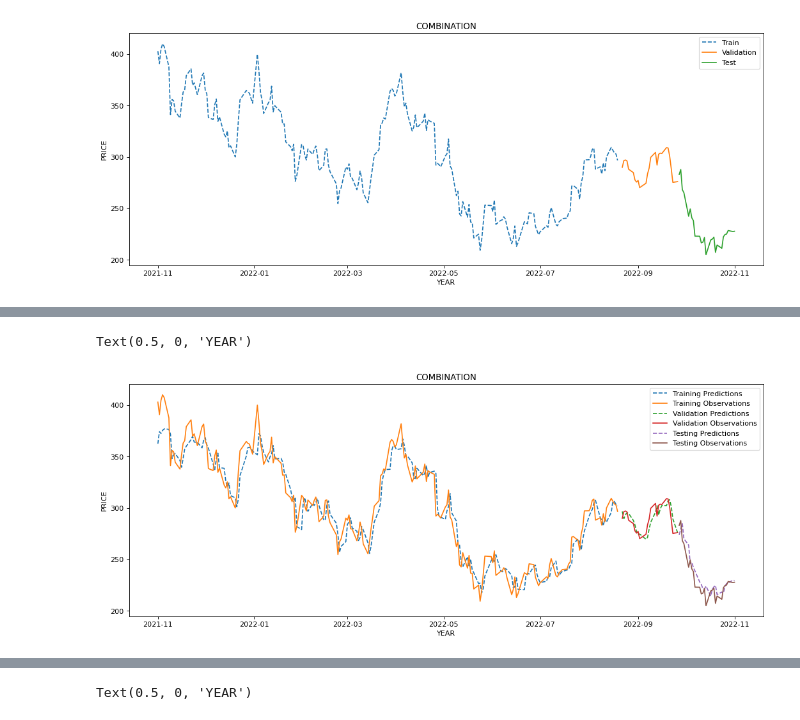
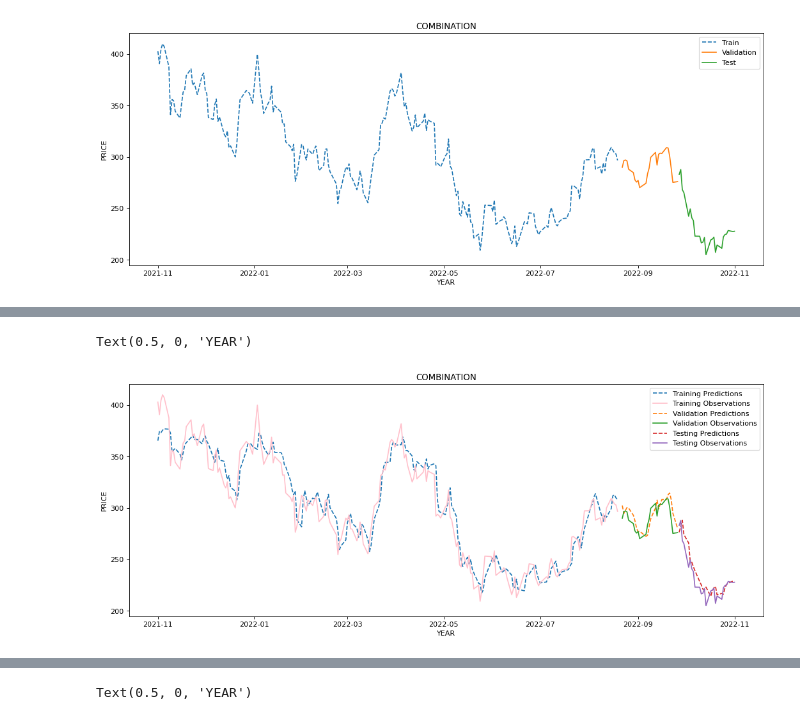
Before and after one commit to tweeann/StockPrediction, a Jupyter notebook: AI Project Price Prediction .ipynb, the cells around one changed output, grey strips where cells are left out. Drawn from its saved outputs; the diff is of its cells as text; code cells hidden in the pictures.

```diff
--- a/AI Project Price Prediction .ipynb
+++ b/AI Project Price Prediction .ipynb
@@ -331,21 +333,21 @@ Text(0.5, 0, 'YEAR')
 # %%
 '''
 The lines are extremely closed to each other
 '''
 plt.figure(figsize=(16, 6), dpi=80)
 plt.plot(dates_train, train_predictions, linestyle = 'dashed')
-plt.plot(dates_train, y_train)
+plt.plot(dates_train, y_train, color = 'pink')
 plt.plot(dates_val, val_predictions, linestyle = 'dashed')
 plt.plot(dates_val, y_val)
 plt.plot(dates_test, test_predictions, linestyle = 'dashed')
 plt.plot(dates_test, y_test)
 plt.legend(['Training Predictions', 'Training Observations', 'Validation Predictions', 'Validation Observations', 'Testing Predictions', 'Testing Observations'])
 plt.title("COMBINATION", size = '12')
 plt.ylabel("PRICE")
 plt.xlabel("YEAR")
 # %% [output]
 Text(0.5, 0, 'YEAR')
-[figure, old version]
+[figure, new version]
 # %%
 '''
 From this part, we are going to predict the future using recursive, copy the previous data using deepcopy
```
Also changed, not shown: parts of 5 cells of this notebook, 1 other file.
